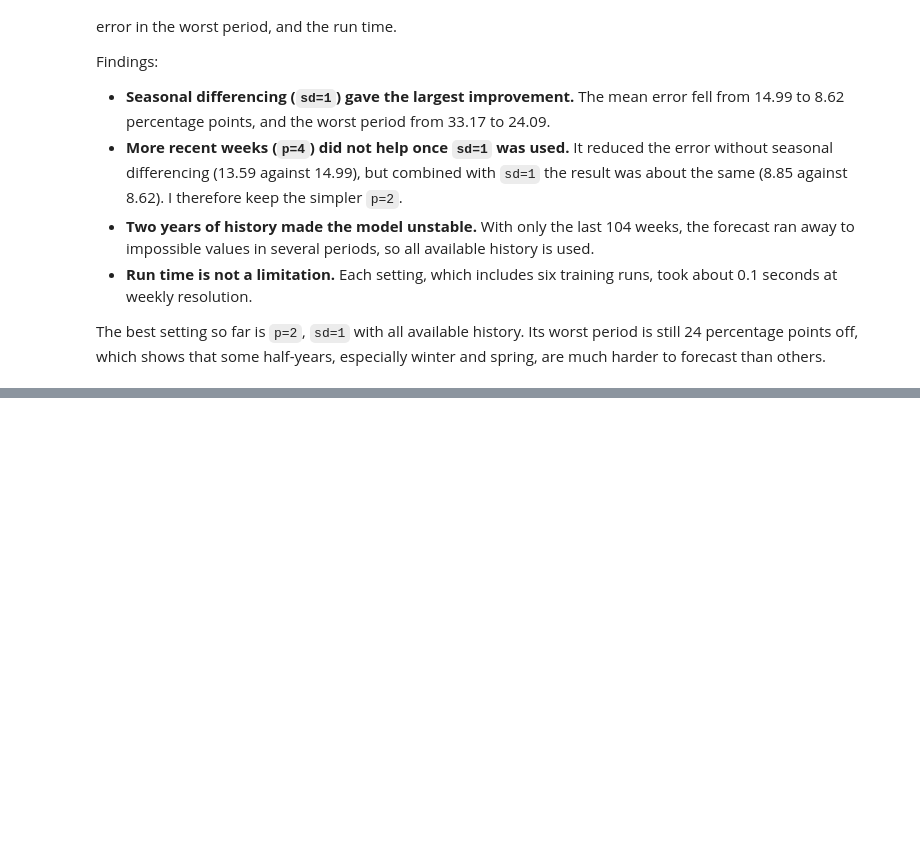
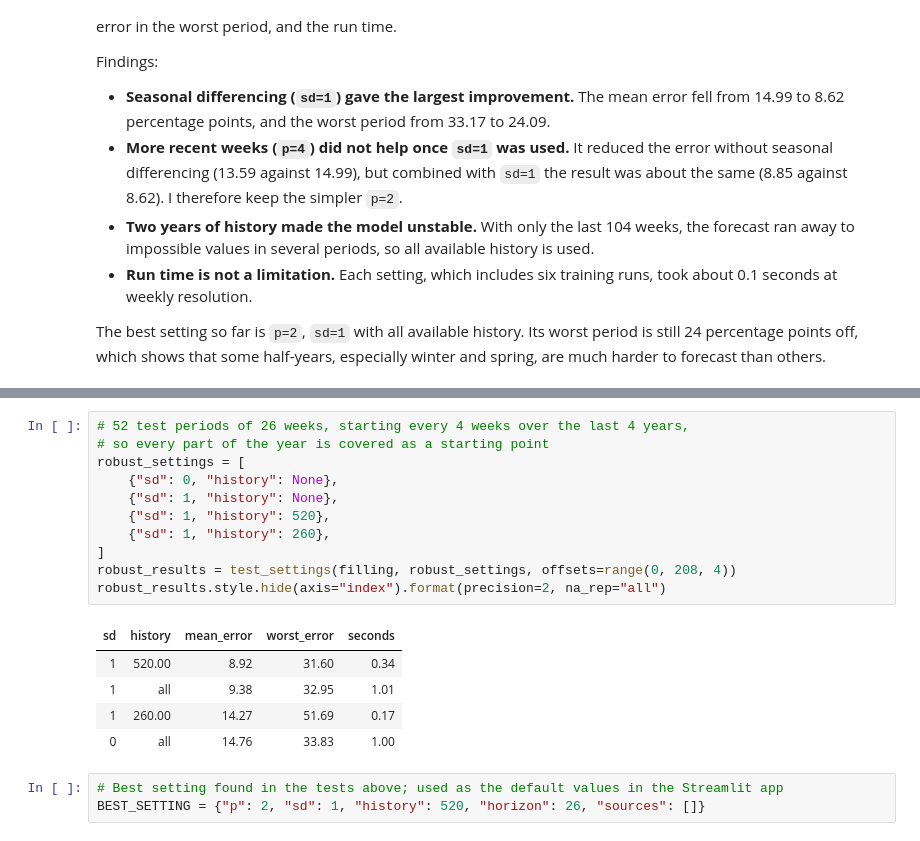
Before and after one commit to MagnusFrantsen/IND320-MagnusFrantsen, a Jupyter notebook: Notebooks/Assignment 4.ipynb, the cells around one changed output, grey strips where cells are left out. Cells and saved outputs as stored; diff of their text form; blank space fills up the shorter version.

```diff
--- a/Notebooks/Assignment 4.ipynb
+++ b/Notebooks/Assignment 4.ipynb
@@ -428,0 +715,20 @@ especially winter and spring, are much harder to forecast than others.
+# %%
+# 52 test periods of 26 weeks, starting every 4 weeks over the last 4 years,
+# so every part of the year is covered as a starting point
+robust_settings = [
+    {"sd": 0, "history": None},
+    {"sd": 1, "history": None},
+    {"sd": 1, "history": 520},
+    {"sd": 1, "history": 260},
+]
+robust_results = test_settings(filling, robust_settings, offsets=range(0, 208, 4))
+robust_results.style.hide(axis="index").format(precision=2, na_rep="all")
+# %% [output]
+| sd | history | mean_error | worst_error | seconds |
+| 1 | 520.00 | 8.92 | 31.60 | 0.34 |
+| 1 | all | 9.38 | 32.95 | 1.01 |
+| 1 | 260.00 | 14.27 | 51.69 | 0.17 |
+| 0 | all | 14.76 | 33.83 | 1.00 |
+# %%
+# Best setting found in the tests above; used as the default values in the Streamlit app
+BEST_SETTING = {"p": 2, "sd": 1, "history": 520, "horizon": 26, "sources": []}
```
Also changed, not shown: parts of 20 cells of this notebook.
